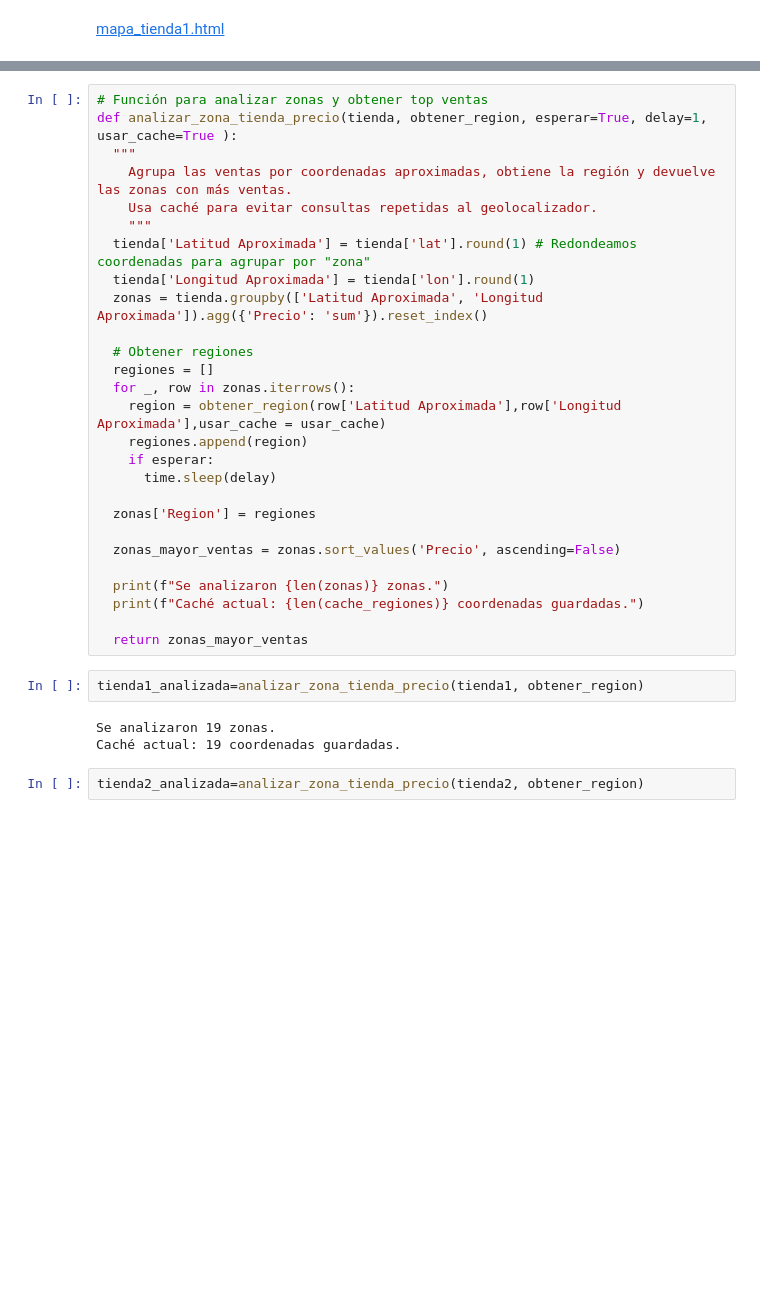
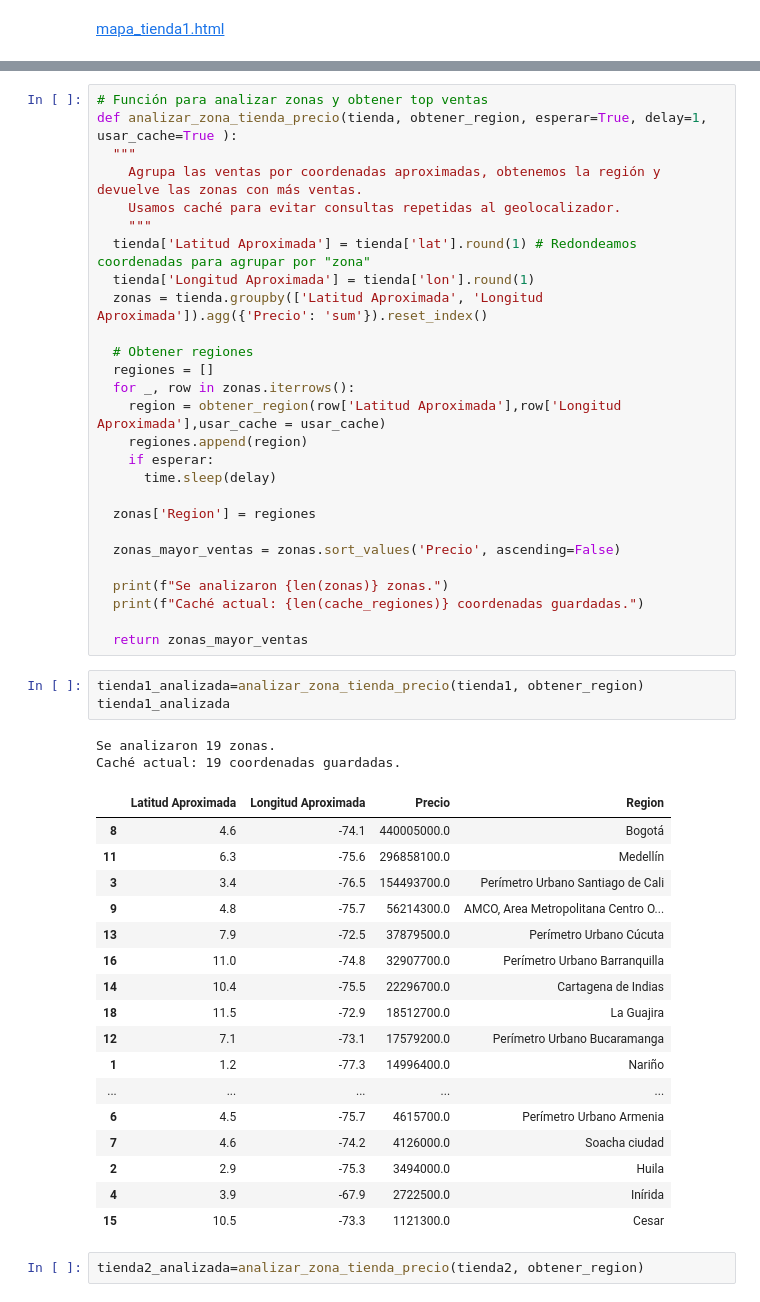
Before and after one commit to yaramirezte/Python-para-Data-Science-Challenge-AluraStore, a Jupyter notebook: AluraStoreLatam.ipynb, the cells around one changed output, grey strips where cells are left out. Saved outputs shown, nothing was run; the diff lists cells and outputs as text; blank space fills up the shorter version.

```diff
--- a/AluraStoreLatam.ipynb
+++ b/AluraStoreLatam.ipynb
@@ -727,8 +620,8 @@ def obtener_region(lat, lon, usar_cache=True):
 # Función para analizar zonas y obtener top ventas
 def analizar_zona_tienda_precio(tienda, obtener_region, esperar=True, delay=1, usar_cache=True ):
   """
-    Agrupa las ventas por coordenadas aproximadas, obtiene la región y devuelve las zonas con más ventas.
-    Usa caché para evitar consultas repetidas al geolocalizador.
+    Agrupa las ventas por coordenadas aproximadas, obtenemos la región y devuelve las zonas con más ventas.
+    Usamos caché para evitar consultas repetidas al geolocalizador.
     """
   tienda['Latitud Aproximada'] = tienda['lat'].round(1) # Redondeamos coordenadas para agrupar por "zona"
   tienda['Longitud Aproximada'] = tienda['lon'].round(1)
@@ -752,9 +645,27 @@ def analizar_zona_tienda_precio(tienda, obtener_region, esperar=True, delay=1, u
   return zonas_mayor_ventas
 # %%
 tienda1_analizada=analizar_zona_tienda_precio(tienda1, obtener_region)
+tienda1_analizada
 # %% [output]
 Se analizaron 19 zonas.
 Caché actual: 19 coordenadas guardadas.
+|  | Latitud Aproximada | Longitud Aproximada | Precio | Region |
+| 8 | 4.6 | -74.1 | 440005000.0 | Bogotá |
+| 11 | 6.3 | -75.6 | 296858100.0 | Medellín |
+| 3 | 3.4 | -76.5 | 154493700.0 | Perímetro Urbano Santiago de Cali |
+| 9 | 4.8 | -75.7 | 56214300.0 | AMCO, Area Metropolitana Centro O... |
+| 13 | 7.9 | -72.5 | 37879500.0 | Perímetro Urbano Cúcuta |
+| 16 | 11.0 | -74.8 | 32907700.0 | Perímetro Urbano Barranquilla |
+| 14 | 10.4 | -75.5 | 22296700.0 | Cartagena de Indias |
+| 18 | 11.5 | -72.9 | 18512700.0 | La Guajira |
+| 12 | 7.1 | -73.1 | 17579200.0 | Perímetro Urbano Bucaramanga |
+| 1 | 1.2 | -77.3 | 14996400.0 | Nariño |
+| ... | ... | ... | ... | ... |
+| 6 | 4.5 | -75.7 | 4615700.0 | Perímetro Urbano Armenia |
+| 7 | 4.6 | -74.2 | 4126000.0 | Soacha ciudad |
+| 2 | 2.9 | -75.3 | 3494000.0 | Huila |
+| 4 | 3.9 | -67.9 | 2722500.0 | Inírida |
+| 15 | 10.5 | -73.3 | 1121300.0 | Cesar |
 # %%
 tienda2_analizada=analizar_zona_tienda_precio(tienda2, obtener_region)
 # %% [output]
```
Also changed, not shown: parts of 63 cells of this notebook.
